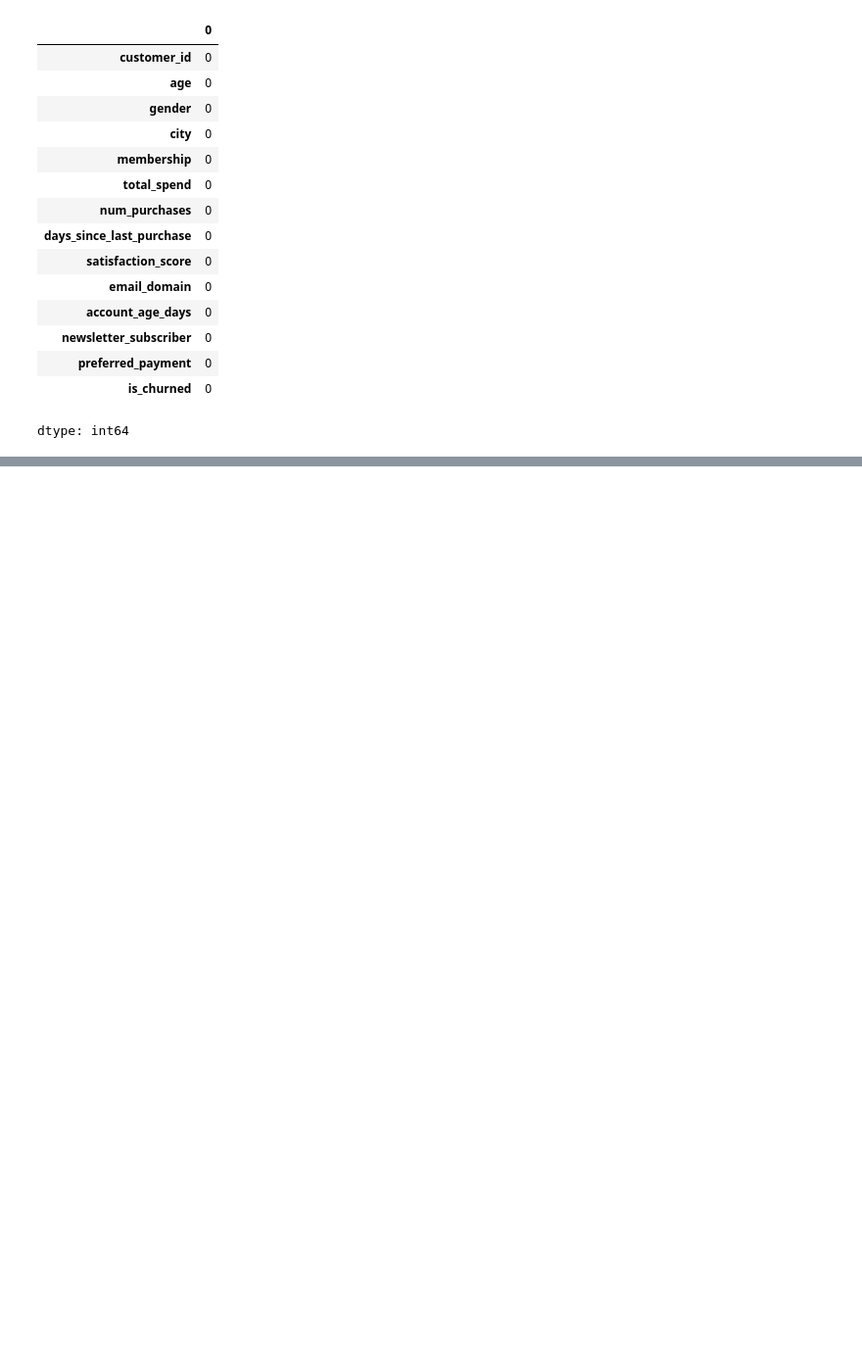
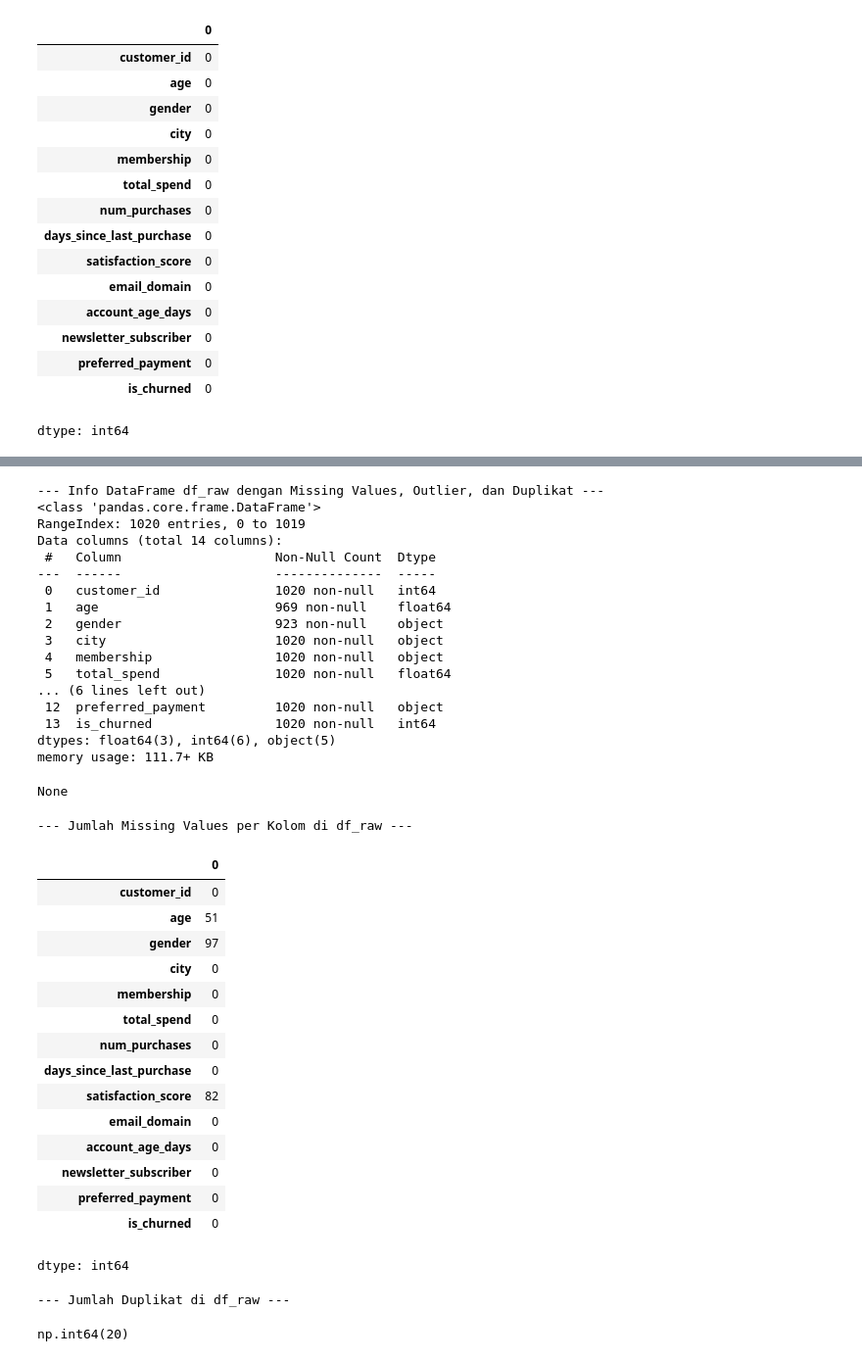
Before and after one commit to Codift05/ColabArchive, a Jupyter notebook: Dataset_PreProcessing.ipynb, the cells around one changed output, grey strips where cells are left out. Shown: that part at 98% size. Cells and saved outputs as stored; diff of their text form; code cells hidden in the pictures; blank space fills up the shorter version.

```diff
--- a/Dataset_PreProcessing.ipynb
+++ b/Dataset_PreProcessing.ipynb
@@ -545,0 +249,68 @@ dtype: int64
+# %%
+# Create a raw version of the dataframe from the original sample_data dictionary
+df_raw = pd.DataFrame(sample_data)
+
+# Add missing values randomly
+missing_indices_age = np.random.choice(n_samples, size=50, replace=False)
+df_raw.loc[missing_indices_age, 'age'] = np.nan
+
+missing_indices_satisfaction = np.random.choice(n_samples, size=80, replace=False)
+df_raw.loc[missing_indices_satisfaction, 'satisfaction_score'] = np.nan
+
+# Add some outliers
+outlier_indices = np.random.choice(n_samples, size=30, replace=False)
+df_raw.loc[outlier_indices, 'total_spend'] = df_raw.loc[outlier_indices, 'total_spend'] * 15
+
+# Add some duplicates
+duplicate_rows = df_raw.sample(20)
+df_raw = pd.concat([df_raw, duplicate_rows], ignore_index=True)
+
+# Display info about the new raw dataframe
+print("--- Info DataFrame df_raw dengan Missing Values, Outlier, dan Duplikat ---")
+display(df_raw.info())
+
+# Check for missing values
+print("\n--- Jumlah Missing Values per Kolom di df_raw ---")
+display(df_raw.isnull().sum())
+
+# Check for duplicates
+print("\n--- Jumlah Duplikat di df_raw ---")
+display(df_raw.duplicated().sum())
+# %% [output]
+--- Info DataFrame df_raw dengan Missing Values, Outlier, dan Duplikat ---
+<class 'pandas.core.frame.DataFrame'>
+RangeIndex: 1020 entries, 0 to 1019
+Data columns (total 14 columns):
+ #   Column                    Non-Null Count  Dtype
+---  ------                    --------------  -----
+ 0   customer_id               1020 non-null   int64
+ 1   age                       969 non-null    float64
+ 2   gender                    923 non-null    object
+ 3   city                      1020 non-null   object
+ 4   membership                1020 non-null   object
+ 5   total_spend               1020 non-null   float64
+... (6 lines left out)
+ 12  preferred_payment         1020 non-null   object
+ 13  is_churned                1020 non-null   int64
+dtypes: float64(3), int64(6), object(5)
+memory usage: 111.7+ KB
+None
+--- Jumlah Missing Values per Kolom di df_raw ---
+|  | 0 |
+| customer_id | 0 |
+| age | 51 |
+| gender | 97 |
+| city | 0 |
+| membership | 0 |
+| total_spend | 0 |
+| num_purchases | 0 |
+| days_since_last_purchase | 0 |
+| satisfaction_score | 82 |
+| email_domain | 0 |
+| account_age_days | 0 |
+| newsletter_subscriber | 0 |
+| preferred_payment | 0 |
+| is_churned | 0 |
+dtype: int64
+--- Jumlah Duplikat di df_raw ---
+np.int64(20)
```
Also changed, not shown: parts of 6 cells of this notebook.
